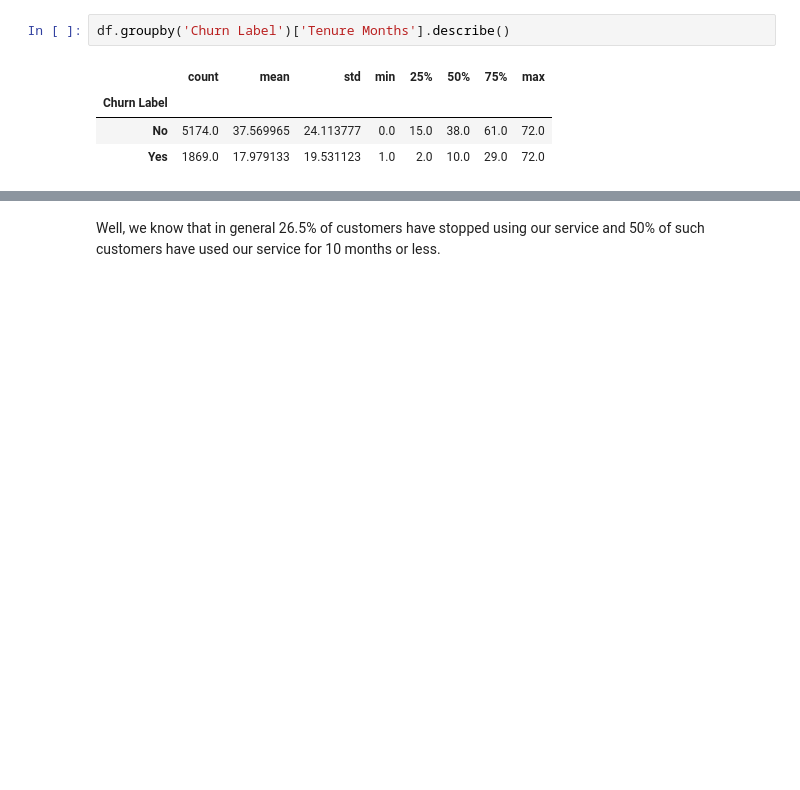
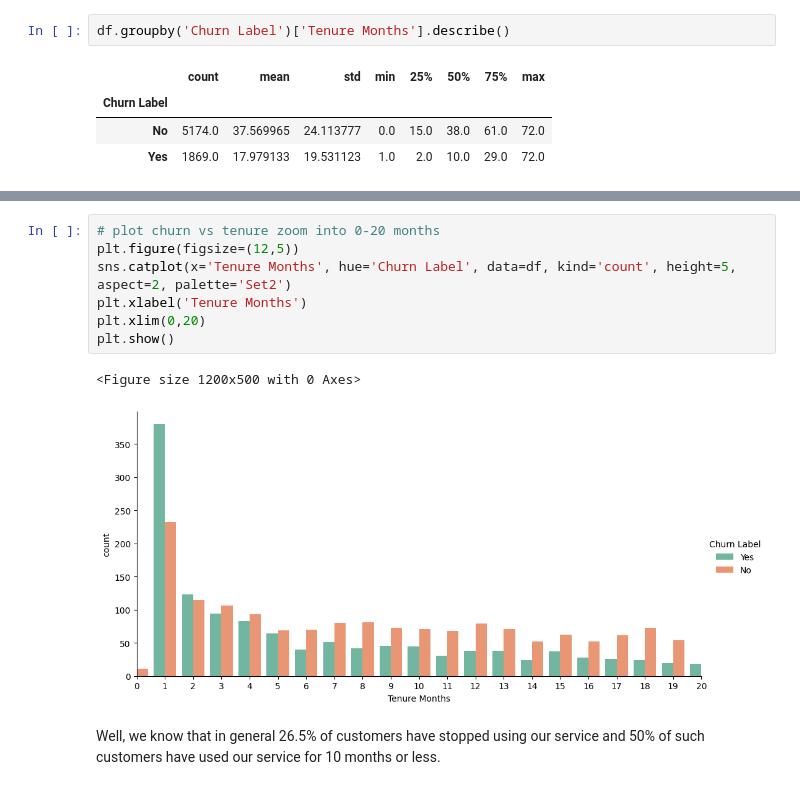
Before and after one commit to srikresna/data-challange-dsw-2023, a Jupyter notebook: eda_features.ipynb, the cells around one changed output, grey strips where cells are left out. Saved outputs shown, nothing was run; the diff lists cells and outputs as text; blank space fills up the shorter version.

```diff
--- a/eda_features.ipynb
+++ b/eda_features.ipynb
@@ -140,2 +149,12 @@ df.groupby('Churn Label')['Tenure Months'].describe()
+# %%
+# plot churn vs tenure zoom into 0-20 months
+plt.figure(figsize=(12,5))
+sns.catplot(x='Tenure Months', hue='Churn Label', data=df, kind='count', height=5, aspect=2, palette='Set2')
+plt.xlabel('Tenure Months')
+plt.xlim(0,20)
+plt.show()
+# %% [output]
+<Figure size 1200x500 with 0 Axes>
+[figure, added]
 # %% [markdown]
 Well, we know that in general 26.5% of customers have stopped using our service and 50% of such customers have used our service for 10 months or less.
```
Also changed, not shown: parts of 24 cells of this notebook.
